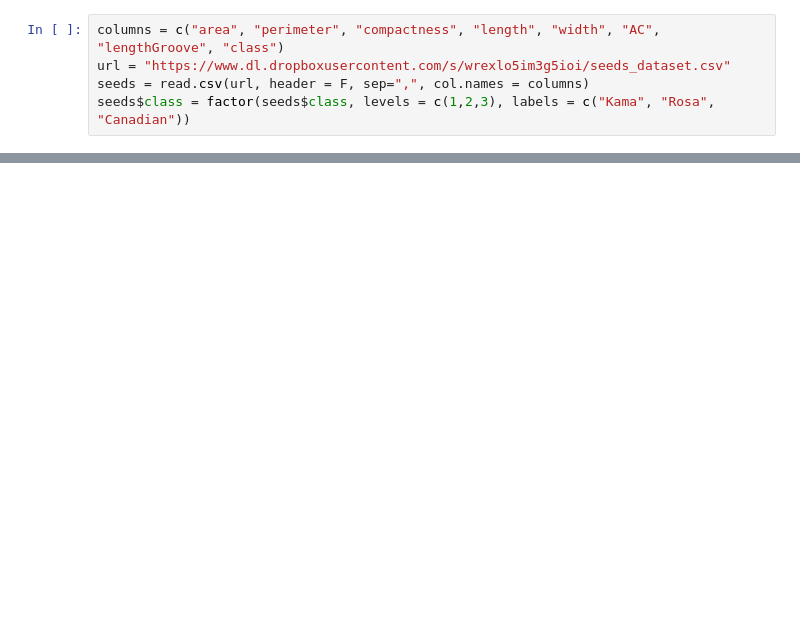
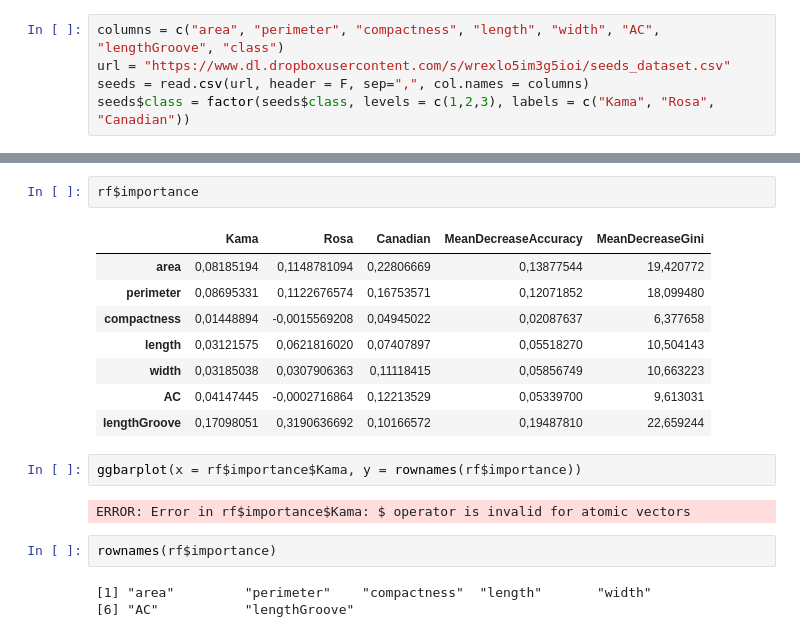
Before and after one commit to JavierArredondo/INFO-USACH-13222-AY, a Jupyter notebook: 5_ÁrbolesDecisión.ipynb, the cells around one changed output, grey strips where cells are left out. Cells and saved outputs as stored; diff of their text form; blank space fills up the shorter version.

```diff
--- a/5_ÁrbolesDecisión.ipynb
+++ b/5_ÁrbolesDecisión.ipynb
@@ -157,0 +243,20 @@ Balanced Accuracy         0,8702      0,9884          0,9019
+# %%
+rf$importance
+# %% [output]
+|  | Kama | Rosa | Canadian | MeanDecreaseAccuracy | MeanDecreaseGini |
+| area | 0,08185194 | 0,1148781094 | 0,22806669 | 0,13877544 | 19,420772 |
+| perimeter | 0,08695331 | 0,1122676574 | 0,16753571 | 0,12071852 | 18,099480 |
+| compactness | 0,01448894 | -0,0015569208 | 0,04945022 | 0,02087637 | 6,377658 |
+| length | 0,03121575 | 0,0621816020 | 0,07407897 | 0,05518270 | 10,504143 |
+| width | 0,03185038 | 0,0307906363 | 0,11118415 | 0,05856749 | 10,663223 |
+| AC | 0,04147445 | -0,0002716864 | 0,12213529 | 0,05339700 | 9,613031 |
+| lengthGroove | 0,17098051 | 0,3190636692 | 0,10166572 | 0,19487810 | 22,659244 |
+# %%
+ggbarplot(x = rf$importance$Kama, y = rownames(rf$importance))
+# %% [output]
+ERROR: Error in rf$importance$Kama: $ operator is invalid for atomic vectors
+# %%
+rownames(rf$importance)
+# %% [output]
+[1] "area"         "perimeter"    "compactness"  "length"       "width"
+[6] "AC"           "lengthGroove"
```
Also changed, not shown: parts of 18 cells of this notebook.
